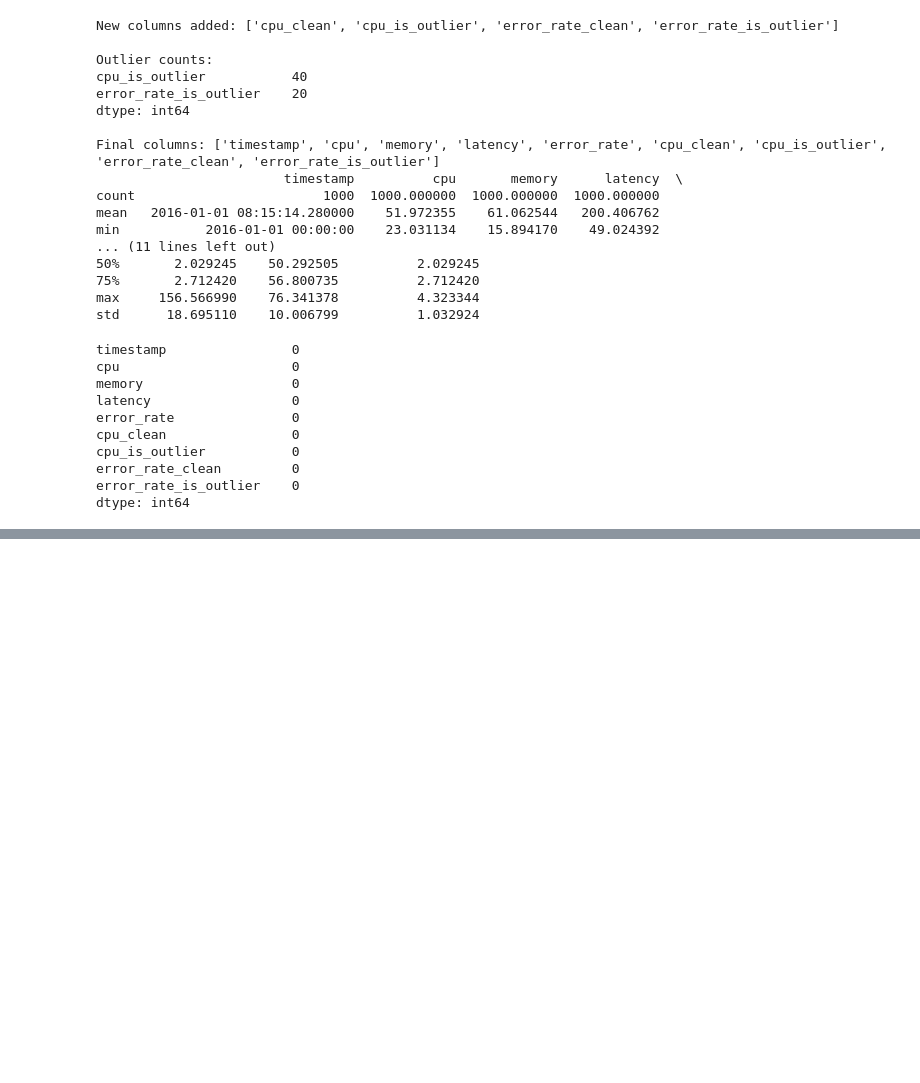
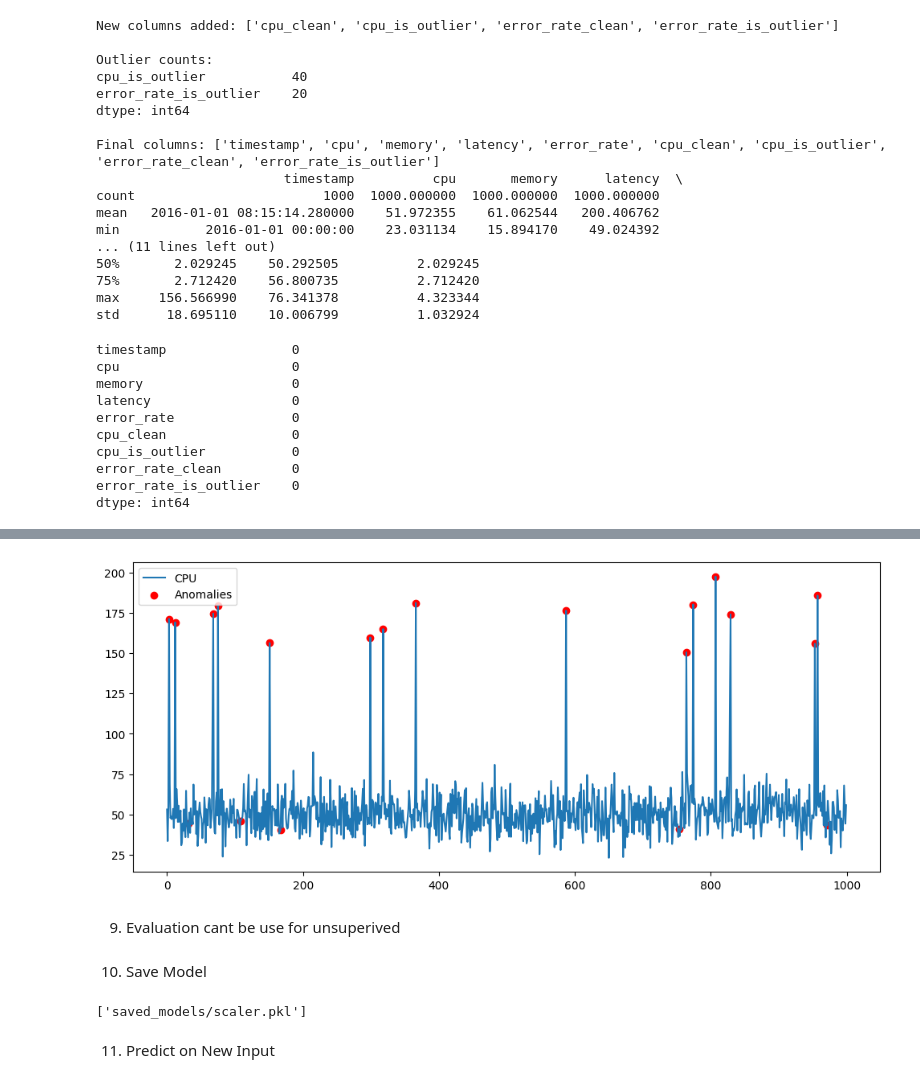
Before and after one commit to 123superhanan/metrics-monitor, a Jupyter notebook: notebooks/exploration.ipynb, the cells around one changed output, grey strips where cells are left out. Saved outputs shown, nothing was run; the diff lists cells and outputs as text; code cells hidden in the pictures; blank space fills up the shorter version.

```diff
--- a/notebooks/exploration.ipynb
+++ b/notebooks/exploration.ipynb
@@ -150,0 +198,6 @@ dtype: int64
+# %%
+from sklearn.preprocessing import StandardScaler
+
+scaler = StandardScaler()
+
+X_scaled = scaler.fit_transform(X)
@@ -150,0 +234,9 @@ dtype: int64
+# %%
+from sklearn.ensemble import IsolationForest
+
+model = IsolationForest(
+    contamination=0.02,
+    random_state=42
+)
+
+model.fit(X_scaled)
@@ -150,0 +247,4 @@ dtype: int64
+# %%
+predictions = model.predict(X_scaled)
+predictions = [1 if x == -1 else 0 for x in predictions]
+print(predictions)
@@ -150,0 +261,6 @@ dtype: int64
+# %%
+df["prediction"] = predictions
+
+anomalies = df[df["prediction"] == 1]
+
+print(anomalies.head())
@@ -150,0 +288,31 @@ dtype: int64
+# %%
+import matplotlib.pyplot as plt
+
+plt.figure(figsize=(12,5))
+plt.plot(df["cpu"], label="CPU")
+plt.scatter(
+    anomalies.index,
+    anomalies["cpu"],
+    color="red",
+    label="Anomalies"
+)
+plt.legend()
+plt.show()
+# %% [output]
+[figure, added]
+# %% [markdown]
+9. Evaluation  cant be use for unsuperived
+# %% [markdown]
+10. Save Model
+# %%
+import os
+import joblib
+
+os.makedirs("saved_models", exist_ok=True)
+
+joblib.dump(model, "saved_models/isolation_forest.pkl")
+joblib.dump(scaler, "saved_models/scaler.pkl")
+# %% [output]
+['saved_models/scaler.pkl']
+# %% [markdown]
+11. Predict on New Input
```
Also changed, not shown: parts of 16 cells of this notebook, 16 other files.
